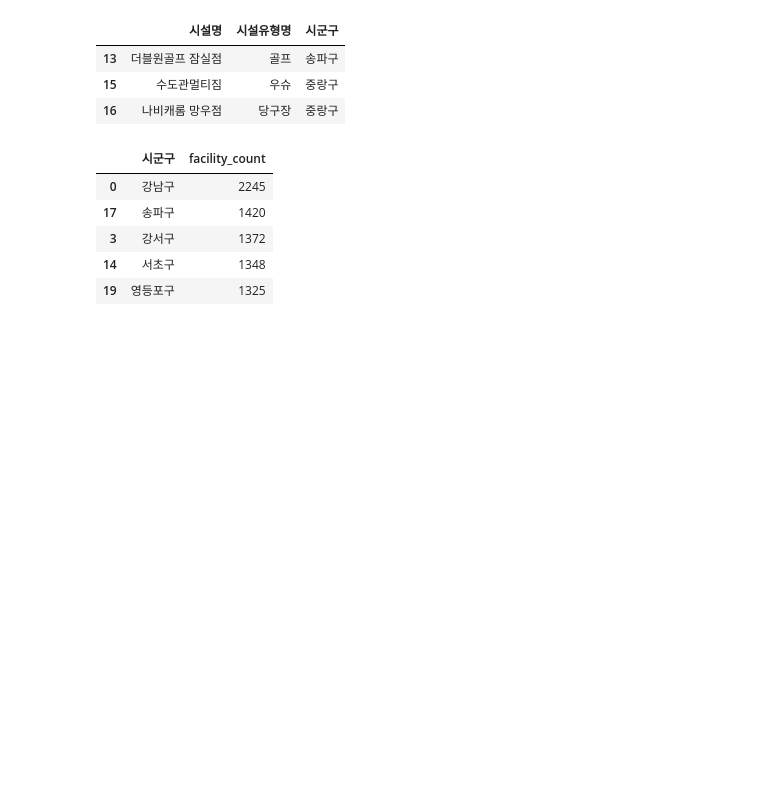
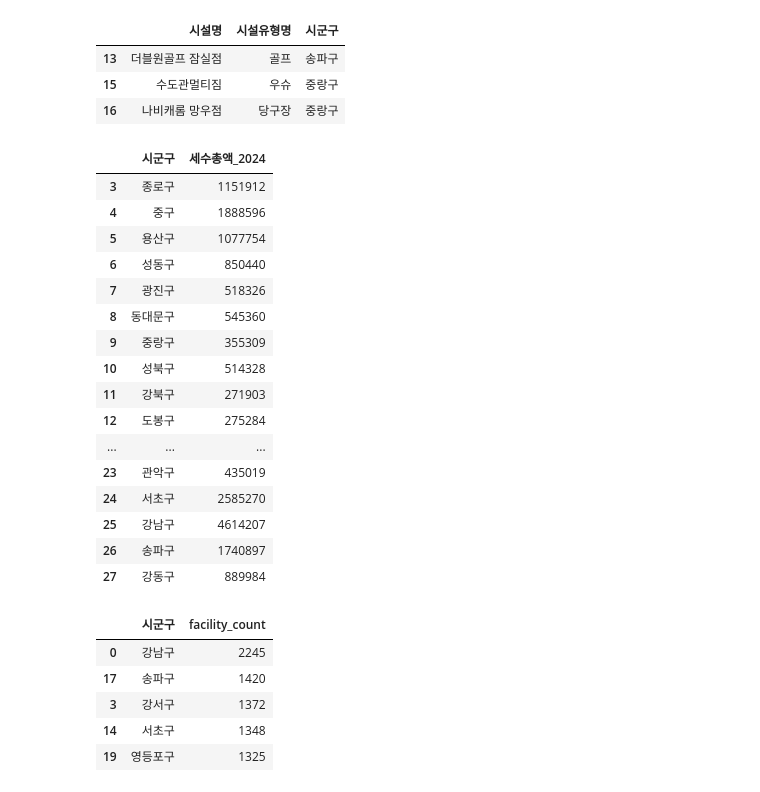
Before and after one commit to GabrielJung0727/2025_2st, a Jupyter notebook: 03_데이터분석실습/06_1202/colab_seoul_sports_analysis.ipynb, the cells around one changed output. Cells and saved outputs as stored; diff of their text form; code cells hidden in the pictures; blank space fills up the shorter version.

```diff
--- a/03_데이터분석실습/06_1202/colab_seoul_sports_analysis.ipynb
+++ b/03_데이터분석실습/06_1202/colab_seoul_sports_analysis.ipynb
@@ -68,13 +68,39 @@ seoul_df[['시설명', '시설유형명', '시군구']].head(3)
 | 16 | 나비캐롬 망우점 | 당구장 | 중랑구 |
 # %%
 tax_path = 'data/지방세징수(구별)_20251202141719.xlsx'
-tax_df = pd.read_excel(tax_path, engine='openpyxl', skiprows=3)
-tax_df = tax_df.rename(columns={'구별(1)': '시군구'})
+tax_df = pd.read_excel(tax_path, engine='openpyxl', header=[0, 1, 2])
+flat_columns = [
+    '_'.join(str(part).strip() for part in col if str(part).strip())
+    for col in tax_df.columns
+]
+tax_df.columns = flat_columns
+first_col = tax_df.columns[0]
+tax_df = tax_df.rename(columns={first_col: '시군구'})
 tax_df['시군구'] = tax_df['시군구'].astype(str).str.strip()
 tax_df = tax_df[tax_df['시군구'].str.endswith('구')].copy()
-tax_df['세수총액_2024'] = pd.to_numeric(tax_df['2024'], errors='coerce').fillna(0)
+total_candidates = [col for col in tax_df.columns if col.startswith('2024') and '합계' in col]
+total_col = total_candidates[0] if total_candidates else tax_df.columns[1]
+tax_df['세수총액_2024'] = pd.to_numeric(tax_df[total_col], errors='coerce').fillna(0)
 tax_df = tax_df[['시군구', '세수총액_2024']]
 tax_df
+# %% [output]
+|  | 시군구 | 세수총액_2024 |
+| 3 | 종로구 | 1151912 |
+| 4 | 중구 | 1888596 |
+| 5 | 용산구 | 1077754 |
+| 6 | 성동구 | 850440 |
+| 7 | 광진구 | 518326 |
+| 8 | 동대문구 | 545360 |
+| 9 | 중랑구 | 355309 |
+| 10 | 성북구 | 514328 |
+| 11 | 강북구 | 271903 |
+| 12 | 도봉구 | 275284 |
+| ... | ... | ... |
+| 23 | 관악구 | 435019 |
+| 24 | 서초구 | 2585270 |
+| 25 | 강남구 | 4614207 |
+| 26 | 송파구 | 1740897 |
+| 27 | 강동구 | 889984 |
 # %%
 district_type_counts = (
     seoul_df.groupby(['시군구', '시설유형명'])
```
Also changed, not shown: parts of 5 cells of this notebook.
